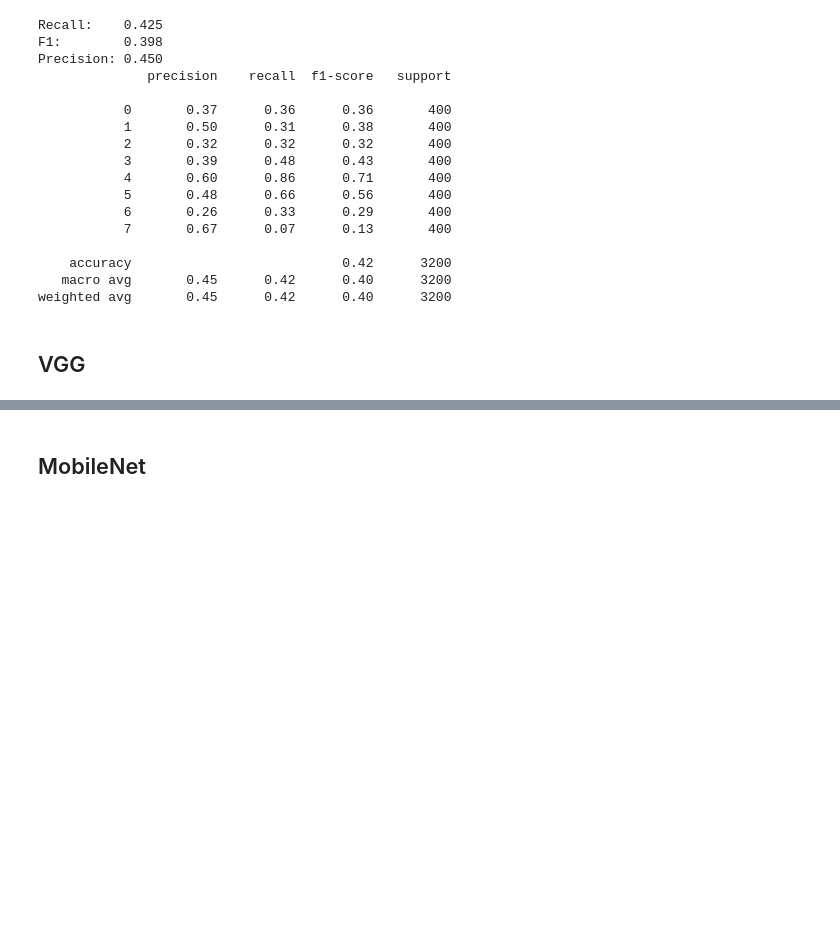
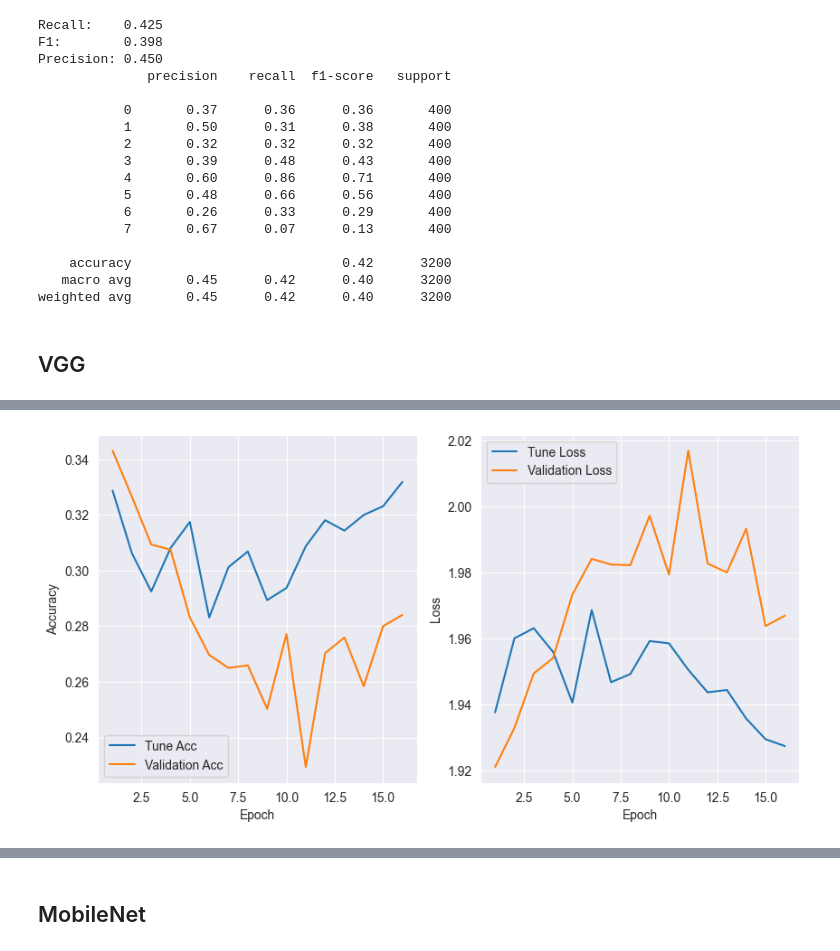
Before and after one commit to Ipouyall/DeepNeuralNetworkExploration, a Jupyter notebook: 01_FacialEmotion.ipynb, the cells around one changed output, grey strips where cells are left out. Drawn from its saved outputs; the diff is of its cells as text; code cells hidden in the pictures; blank space fills up the shorter version.

```diff
--- a/01_FacialEmotion.ipynb
+++ b/01_FacialEmotion.ipynb
@@ -590,0 +629,25 @@ gc.collect()
+# %%
+vgg_tune_history = train_model(
+    model=vgg_model,
+    batch_size=400,
+    loss_function=nn.CrossEntropyLoss(),
+    optimizer=torch.optim.Adam(vgg_model.parameters(), lr=0.0005, betas=(0.9, 0.999), eps=1e-8, weight_decay=1e-2),
+    epochs=16,
+    train_set=tune_dataset,
+    test_set=valid_dataset,
+)
+# %%
+trend_plot_helper(
+    {
+        "Accuracy - Epoch": [
+            ("Tune Acc", vgg_tune_history["train acc"]),
+            ("Validation Acc", vgg_tune_history["test acc"]),
+        ],
+        "Loss - Epoch": [
+            ("Tune Loss", vgg_tune_history["train loss"]),
+            ("Validation Loss", vgg_tune_history["test loss"])
+        ]
+    }
+)
+# %% [output]
+[figure, added]
```
Also changed, not shown: parts of 13 cells of this notebook.
